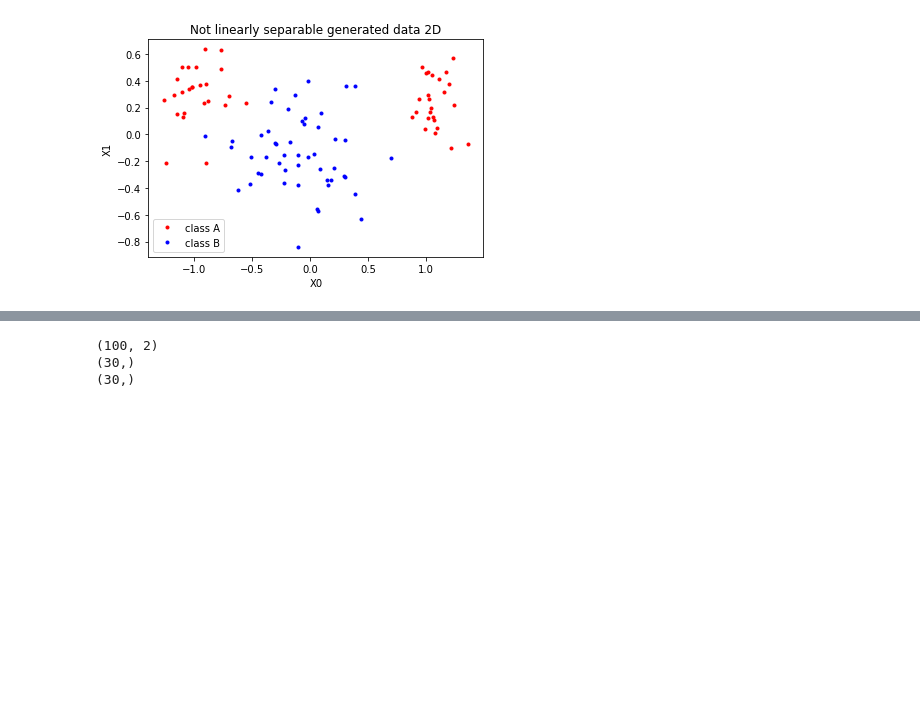
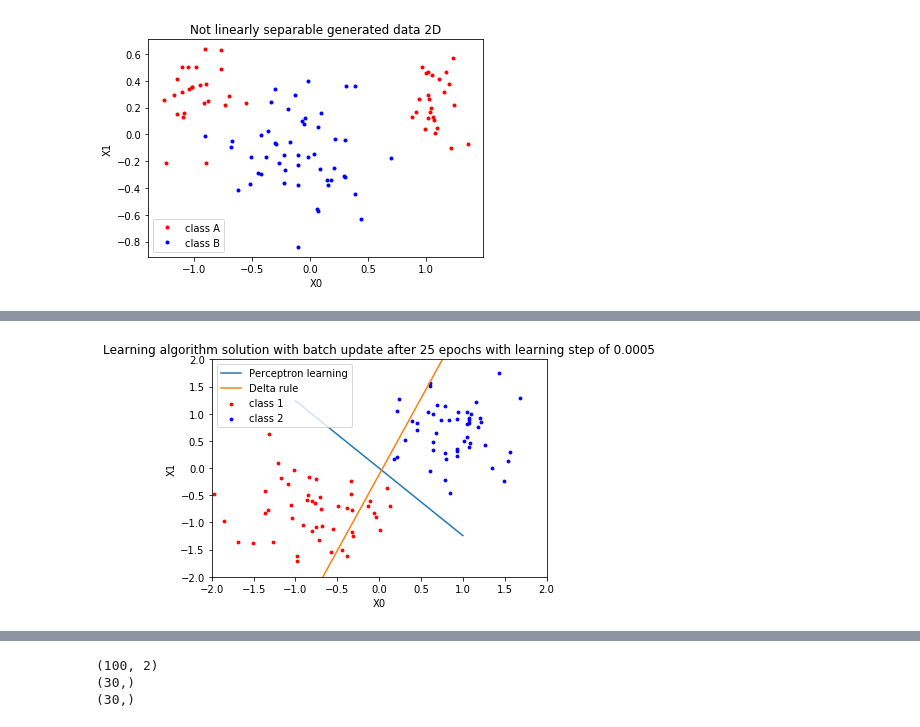
Before and after one commit to sarthaklangde/annda, a Jupyter notebook: Application.ipynb, the cells around one changed output, grey strips where cells are left out. Drawn from its saved outputs; the diff is of its cells as text; code cells hidden in the pictures; blank space fills up the shorter version.

```diff
--- a/Application.ipynb
+++ b/Application.ipynb
@@ -382,0 +479,24 @@ linsep_data = lin_sep_data()
+# %%
+learning_rates = [0.0005,0.001,0.005,0.01,0.05]
+
+for rate in learning_rates:
+#     for i in range(10):
+    #perceptron
+    batch = single_layered_perceptron(lr=rate,update='batch',rule='delta')
+    performance, weights = batch.fit(patterns = linsep_data[:,:2], targets = linsep_data[:,2], epochs = 25)
+    #decision_boundary(patterns = linsep_data[:,:2], targets = linsep_data[:,2], final_weights = weights[:2], bias = weights[2], rule='Perceptron learning', update='batch',learning_step=rate)
+    delta = single_layered_perceptron(lr=rate,update='sequential',rule='delta')
+    performance2, weights2 = delta.fit(patterns = linsep_data[:,:2], targets = linsep_data[:,2], epochs = 25)
+    decision_boundary(patterns = linsep_data[:,:2], targets = linsep_data[:,2], final_weights1 = weights[:2], bias1 = weights[2], rule1='Perceptron learning',update='batch',learning_step=rate,final_weights2=weights2[:2],bias2=weights2[2],rule2='Delta rule')
+    plt.show()
+
+    plt.title('Delta rule for linearly separable data with different updates and a learning rate of {}'.format(rate))
+    plt.plot(performance1['Epoch'],performance1['Error Metric - Misclassifications'],label='batch')
+    plt.plot(performance2['Epoch'],performance2['Error Metric - Misclassifications'],label='sequential')
+    plt.ylim(bottom=0,top=100)
+    plt.ylabel('Misclassifications')
+    plt.xlabel('Epochs')
+    plt.legend()
+    plt.show()
+# %% [output]
+[figure, added]
```
Also changed, not shown: parts of 9 cells of this notebook.
